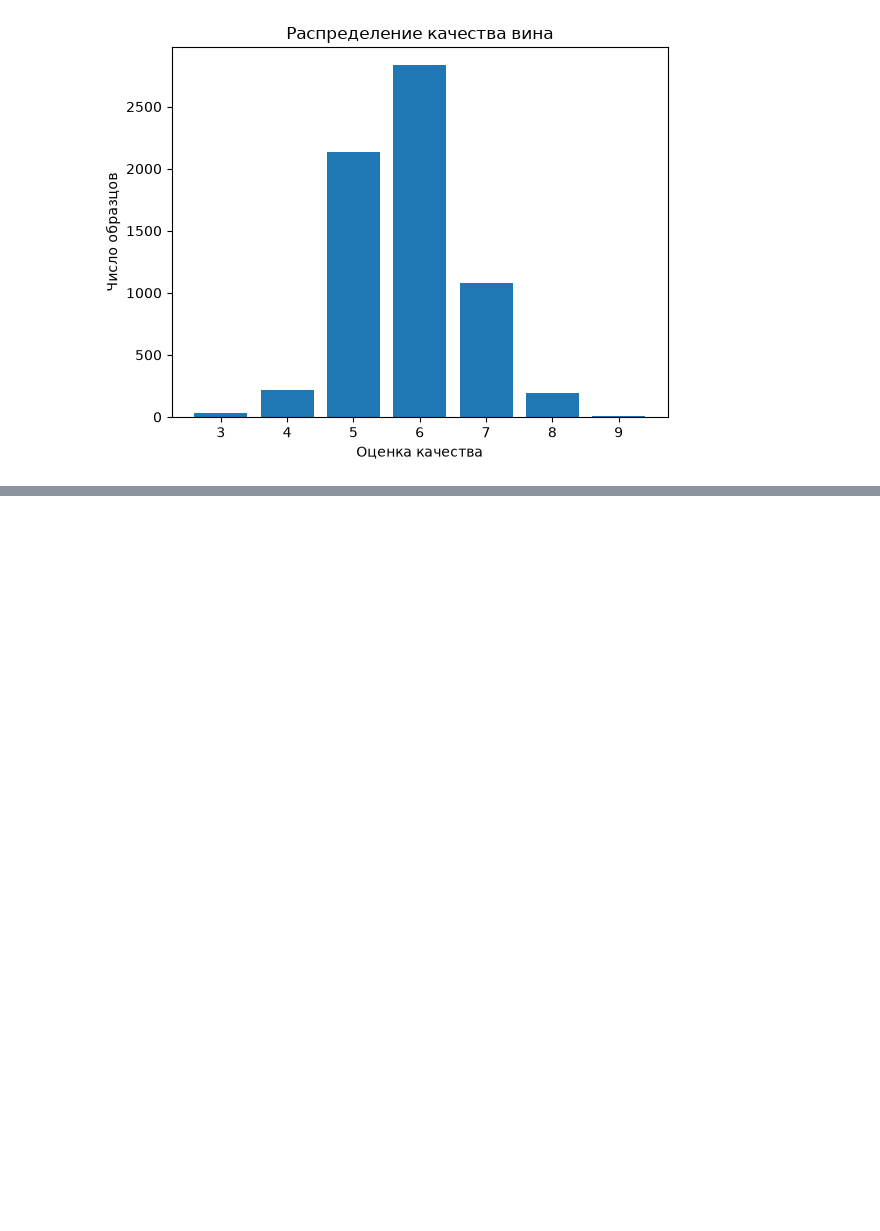
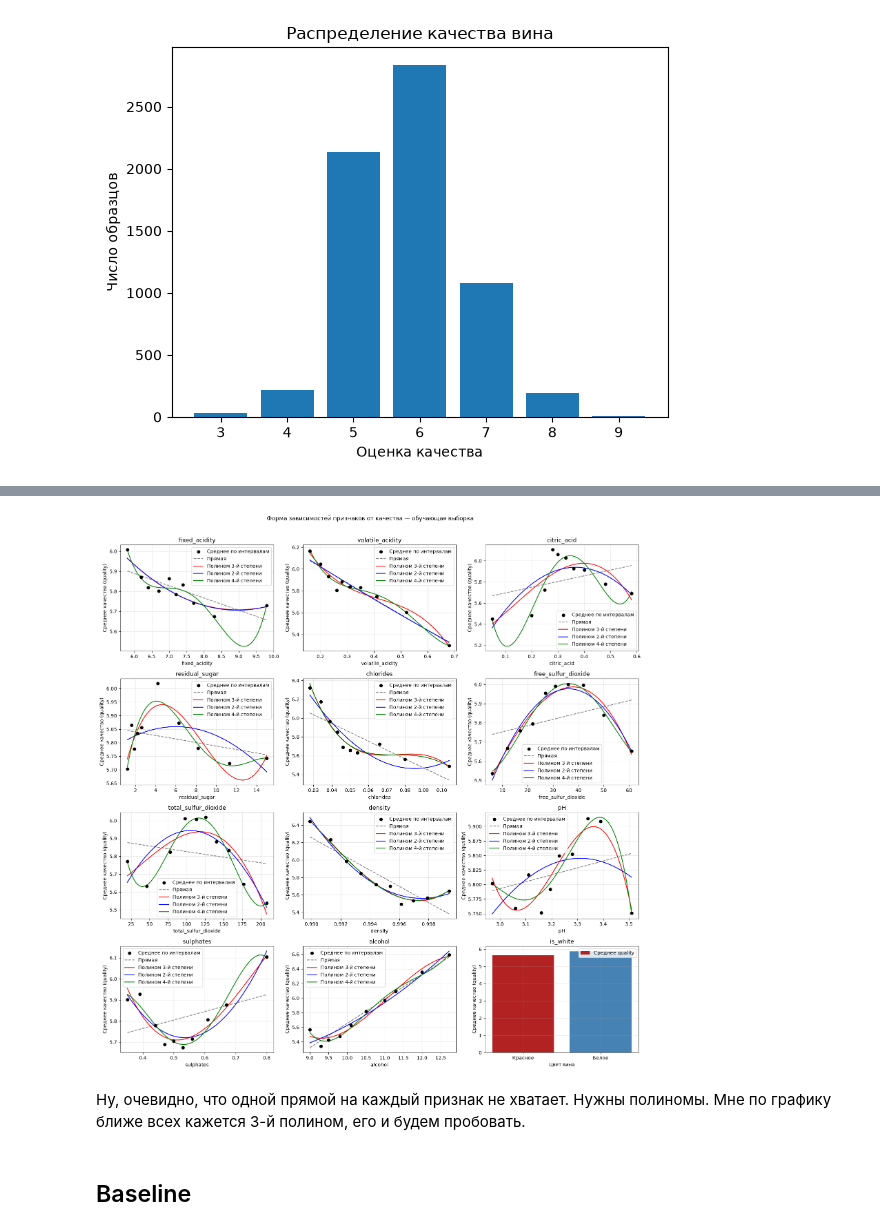
Before and after one commit to makinotori14/ml_labs, a Jupyter notebook: regression/solution/lab01.ipynb, the cells around one changed output, grey strips where cells are left out. Saved outputs shown, nothing was run; the diff lists cells and outputs as text; code cells hidden in the pictures; blank space fills up the shorter version.

```diff
--- a/regression/solution/lab01.ipynb
+++ b/regression/solution/lab01.ipynb
@@ -8,3 +9,7 @@
+# %%
+seed = 228
+test_size = 0.2
+n_folds = 5
 # %%
 import matplotlib.pyplot as plt
 from ucimlrepo import fetch_ucirepo
@@ -261,0 +122,47 @@ Train RMSE ниже 0,7, однако CV RMSE выше, чем у исходно
+# %%
+import numpy as np
+import pandas as pd
+from numpy.polynomial import Polynomial
+from sklearn.model_selection import train_test_split
+
+train_data, _ = train_test_split(data, test_size=test_size, random_state=seed, stratify=data["quality"])
+numeric_features = [column for column in train_data.select_dtypes(include="number").columns if column != "quality"]
+features_to_plot = [*numeric_features, "is_white"]
+ncols = 3
+nrows = math.ceil(len(features_to_plot) / ncols)
+fig, axes = plt.subplots(nrows, ncols, figsize=(16, 4 * nrows), squeeze=False)
+
+for feature, ax in zip(features_to_plot, axes.flat):
+    if feature == "is_white":
+        mean_quality = train_data.groupby("is_white")["quality"].mean().reindex([False, True])
+        ax.bar(["Красное", "Белое"], mean_quality, color=["firebrick", "steelblue"], label="Среднее quality")
+        ax.set_xlabel("Цвет вина")
+    else:
+        bins = pd.qcut(train_data[feature], q=10, duplicates="drop")
+        points = train_data.assign(bin=bins).groupby("bin", observed=True).agg(x=(feature, "median"), y=("quality", "mean"))
+        x, y = points["x"].to_numpy(), points["y"].to_numpy()
+        ax.scatter(x, y, color="black", label="Среднее по интервалам", zorder=3)
+        x_line = np.linspace(x.min(), x.max(), 200)
+        ax.plot(x_line, Polynomial.fit(x, y, 1)(x_line), color="gray", linestyle="--", label="Прямая")
+        ax.plot(x_line, Polynomial.fit(x, y, 3)(x_line), color="red", label="Полином 3-й степени")
+        ax.plot(x_line, Polynomial.fit(x, y, 2)(x_line), color="blue", label="Полином 2-й степени")
+        ax.plot(x_line, Polynomial.fit(x, y, 4)(x_line), color="green", label="Полином 4-й степени")
+        ax.set_xlabel(feature)
+
+    ax.set_title(feature)
+    ax.set_ylabel("Среднее качество (quality)")
+    ax.legend()
+    ax.grid(alpha=0.3)
+
+for ax in axes.flat[len(features_to_plot):]:
+    ax.set_visible(False)
+
+fig.suptitle("Форма зависимостей признаков от качества — обучающая выборка", y=1.01)
+fig.tight_layout()
+plt.show()
+# %% [output]
+[figure, added]
+# %% [markdown]
+Ну, очевидно, что одной прямой на каждый признак не хватает. Нужны полиномы. Мне по графику ближе всех кажется 3-й полином, его и будем пробовать.
+# %% [markdown]
+## Baseline
```
Also changed, not shown: parts of 90 cells of this notebook.
